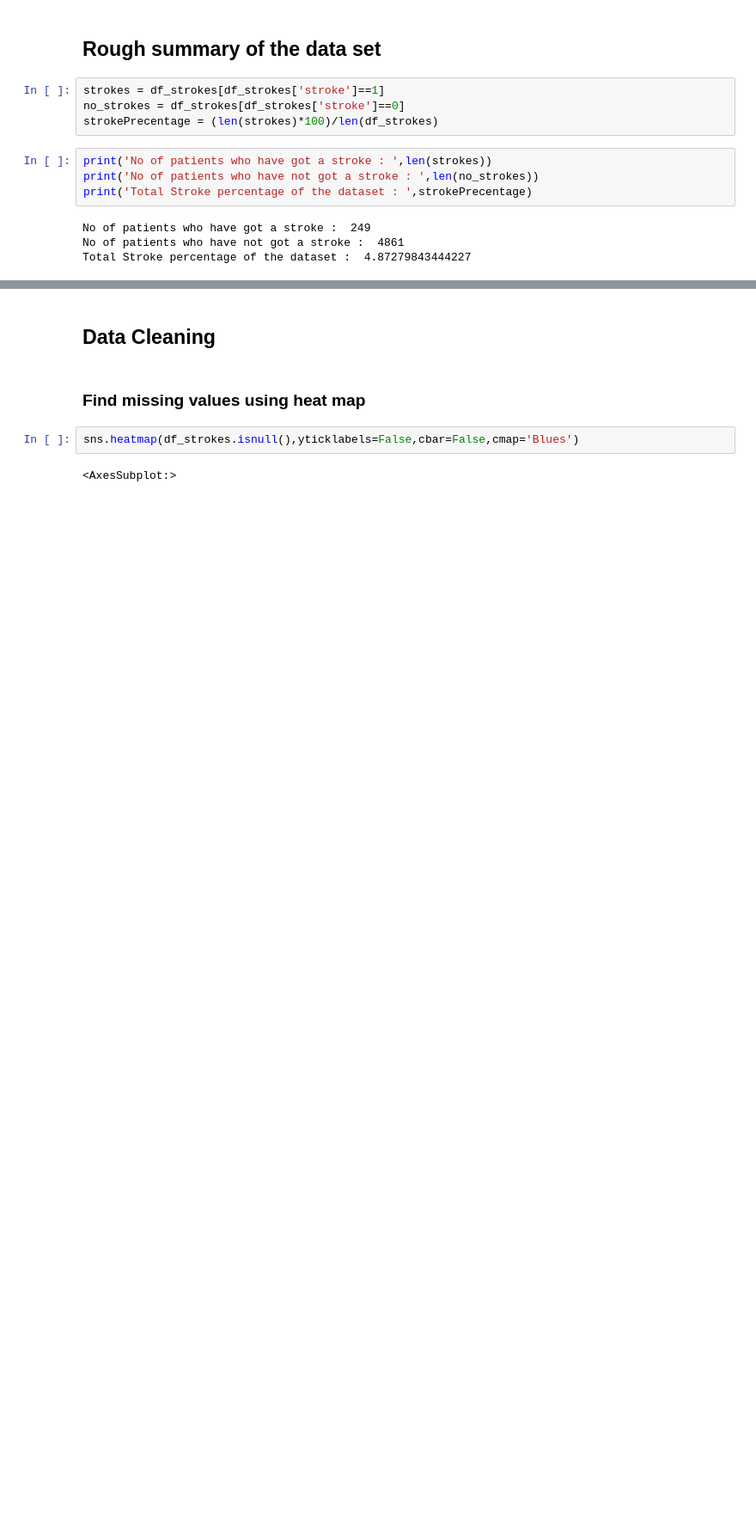
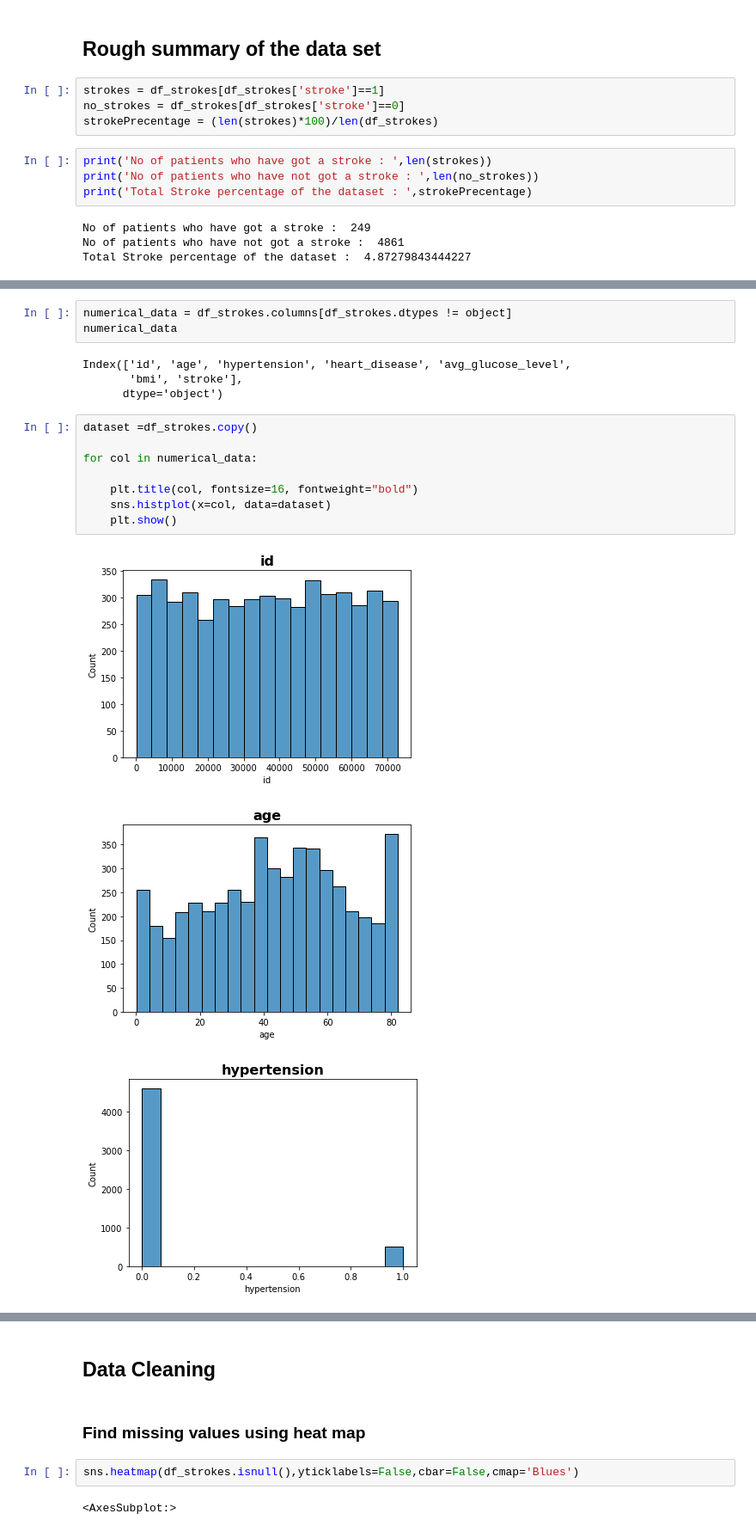
Before and after one commit to tmKamal/ml-stroke-prediction-model, a Jupyter notebook: prediction_model.ipynb, the cells around one changed output, grey strips where cells are left out. Shown at 86% size. Saved outputs shown, nothing was run; the diff lists cells and outputs as text; blank space fills up the shorter version.

```diff
--- a/prediction_model.ipynb
+++ b/prediction_model.ipynb
@@ -48,0 +72,19 @@ Total Stroke percentage of the dataset :  4.87279843444227
+# %%
+numerical_data = df_strokes.columns[df_strokes.dtypes != object]
+numerical_data
+# %% [output]
+Index(['id', 'age', 'hypertension', 'heart_disease', 'avg_glucose_level',
+       'bmi', 'stroke'],
+      dtype='object')
+# %%
+dataset =df_strokes.copy()
+
+for col in numerical_data:
+
+    plt.title(col, fontsize=16, fontweight="bold")
+    sns.histplot(x=col, data=dataset)
+    plt.show()
+# %% [output]
+[figure, added]
+[figure, added]
+[figure, added]
```
Also changed, not shown: parts of 38 cells of this notebook.
